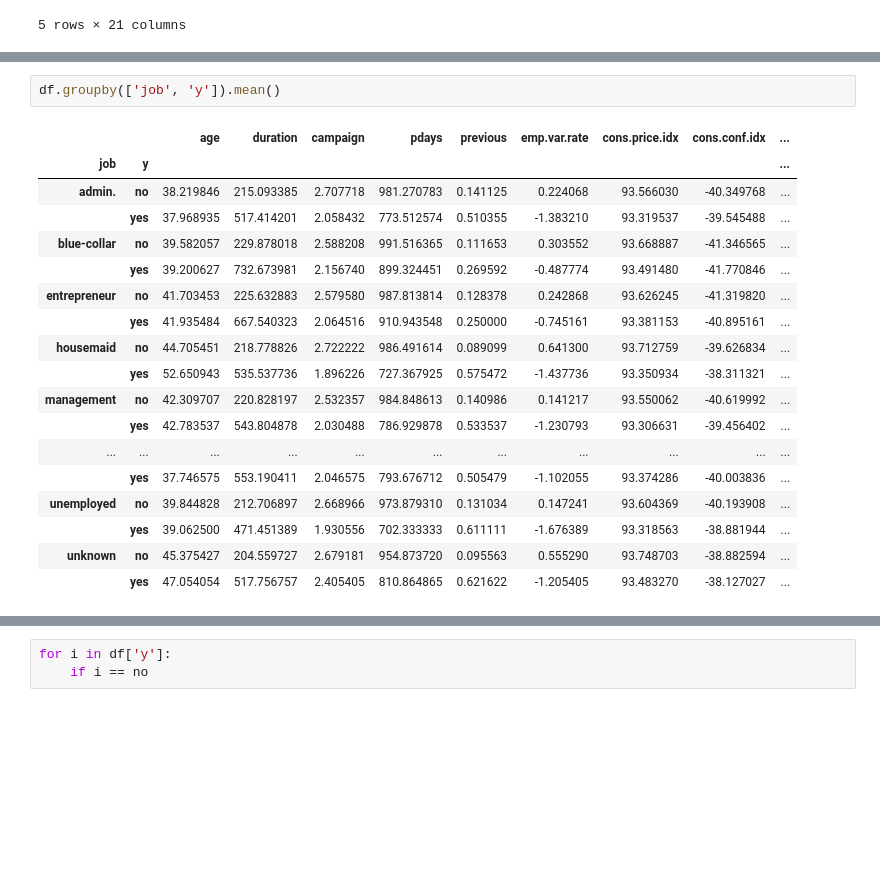
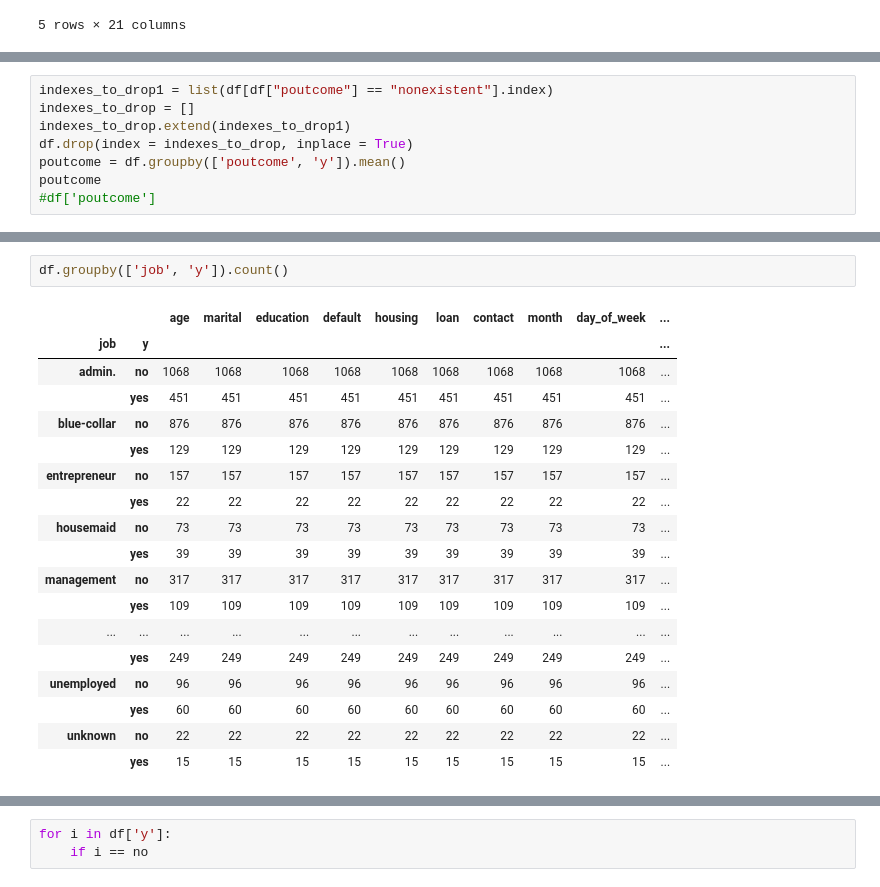
Before and after one commit to garywheeler24/DS-Atlanta-Mod-3-Project, a Jupyter notebook: Maia/Initial_alalysis_cleaning_data.ipynb, the cells around one changed output, grey strips where cells are left out. Cells and saved outputs as stored; diff of their text form; blank space fills up the shorter version.

```diff
--- a/Maia/Initial_alalysis_cleaning_data.ipynb
+++ b/Maia/Initial_alalysis_cleaning_data.ipynb
@@ -105,0 +145,8 @@ df
+# %%
+indexes_to_drop1 = list(df[df["poutcome"] == "nonexistent"].index)
+indexes_to_drop = []
+indexes_to_drop.extend(indexes_to_drop1)
+df.drop(index = indexes_to_drop, inplace = True)
+poutcome = df.groupby(['poutcome', 'y']).mean()
+poutcome
+#df['poutcome']
@@ -117,21 +196,21 @@ df.groupby(['poutcome', 'y']).mean()
 # %%
-df.groupby(['job', 'y']).mean()
+df.groupby(['job', 'y']).count()
 # %% [output]
-|  |  | age | duration | campaign | pdays | previous | emp.var.rate | cons.price.idx | cons.conf.idx | ... |
-| job | y |  |  |  |  |  |  |  |  | ... |
-| admin. | no | 38.219846 | 215.093385 | 2.707718 | 981.270783 | 0.141125 | 0.224068 | 93.566030 | -40.349768 | ... |
-|  | yes | 37.968935 | 517.414201 | 2.058432 | 773.512574 | 0.510355 | -1.383210 | 93.319537 | -39.545488 | ... |
-| blue-collar | no | 39.582057 | 229.878018 | 2.588208 | 991.516365 | 0.111653 | 0.303552 | 93.668887 | -41.346565 | ... |
-|  | yes | 39.200627 | 732.673981 | 2.156740 | 899.324451 | 0.269592 | -0.487774 | 93.491480 | -41.770846 | ... |
-| entrepreneur | no | 41.703453 | 225.632883 | 2.579580 | 987.813814 | 0.128378 | 0.242868 | 93.626245 | -41.319820 | ... |
-|  | yes | 41.935484 | 667.540323 | 2.064516 | 910.943548 | 0.250000 | -0.745161 | 93.381153 | -40.895161 | ... |
-| housemaid | no | 44.705451 | 218.778826 | 2.722222 | 986.491614 | 0.089099 | 0.641300 | 93.712759 | -39.626834 | ... |
-|  | yes | 52.650943 | 535.537736 | 1.896226 | 727.367925 | 0.575472 | -1.437736 | 93.350934 | -38.311321 | ... |
-| management | no | 42.309707 | 220.828197 | 2.532357 | 984.848613 | 0.140986 | 0.141217 | 93.550062 | -40.619992 | ... |
-|  | yes | 42.783537 | 543.804878 | 2.030488 | 786.929878 | 0.533537 | -1.230793 | 93.306631 | -39.456402 | ... |
-| ... | ... | ... | ... | ... | ... | ... | ... | ... | ... | ... |
-|  | yes | 37.746575 | 553.190411 | 2.046575 | 793.676712 | 0.505479 | -1.102055 | 93.374286 | -40.003836 | ... |
-| unemployed | no | 39.844828 | 212.706897 | 2.668966 | 973.879310 | 0.131034 | 0.147241 | 93.604369 | -40.193908 | ... |
-|  | yes | 39.062500 | 471.451389 | 1.930556 | 702.333333 | 0.611111 | -1.676389 | 93.318563 | -38.881944 | ... |
-| unknown | no | 45.375427 | 204.559727 | 2.679181 | 954.873720 | 0.095563 | 0.555290 | 93.748703 | -38.882594 | ... |
-|  | yes | 47.054054 | 517.756757 | 2.405405 | 810.864865 | 0.621622 | -1.205405 | 93.483270 | -38.127027 | ... |
+|  |  | age | marital | education | default | housing | loan | contact | month | day_of_week | ... |
+| job | y |  |  |  |  |  |  |  |  |  | ... |
+| admin. | no | 1068 | 1068 | 1068 | 1068 | 1068 | 1068 | 1068 | 1068 | 1068 | ... |
+|  | yes | 451 | 451 | 451 | 451 | 451 | 451 | 451 | 451 | 451 | ... |
+| blue-collar | no | 876 | 876 | 876 | 876 | 876 | 876 | 876 | 876 | 876 | ... |
+|  | yes | 129 | 129 | 129 | 129 | 129 | 129 | 129 | 129 | 129 | ... |
+| entrepreneur | no | 157 | 157 | 157 | 157 | 157 | 157 | 157 | 157 | 157 | ... |
+|  | yes | 22 | 22 | 22 | 22 | 22 | 22 | 22 | 22 | 22 | ... |
+| housemaid | no | 73 | 73 | 73 | 73 | 73 | 73 | 73 | 73 | 73 | ... |
+|  | yes | 39 | 39 | 39 | 39 | 39 | 39 | 39 | 39 | 39 | ... |
+| management | no | 317 | 317 | 317 | 317 | 317 | 317 | 317 | 317 | 317 | ... |
+|  | yes | 109 | 109 | 109 | 109 | 109 | 109 | 109 | 109 | 109 | ... |
+| ... | ... | ... | ... | ... | ... | ... | ... | ... | ... | ... | ... |
+|  | yes | 249 | 249 | 249 | 249 | 249 | 249 | 249 | 249 | 249 | ... |
+| unemployed | no | 96 | 96 | 96 | 96 | 96 | 96 | 96 | 96 | 96 | ... |
+|  | yes | 60 | 60 | 60 | 60 | 60 | 60 | 60 | 60 | 60 | ... |
+| unknown | no | 22 | 22 | 22 | 22 | 22 | 22 | 22 | 22 | 22 | ... |
+|  | yes | 15 | 15 | 15 | 15 | 15 | 15 | 15 | 15 | 15 | ... |
```
Also changed, not shown: parts of 17 cells of this notebook.
